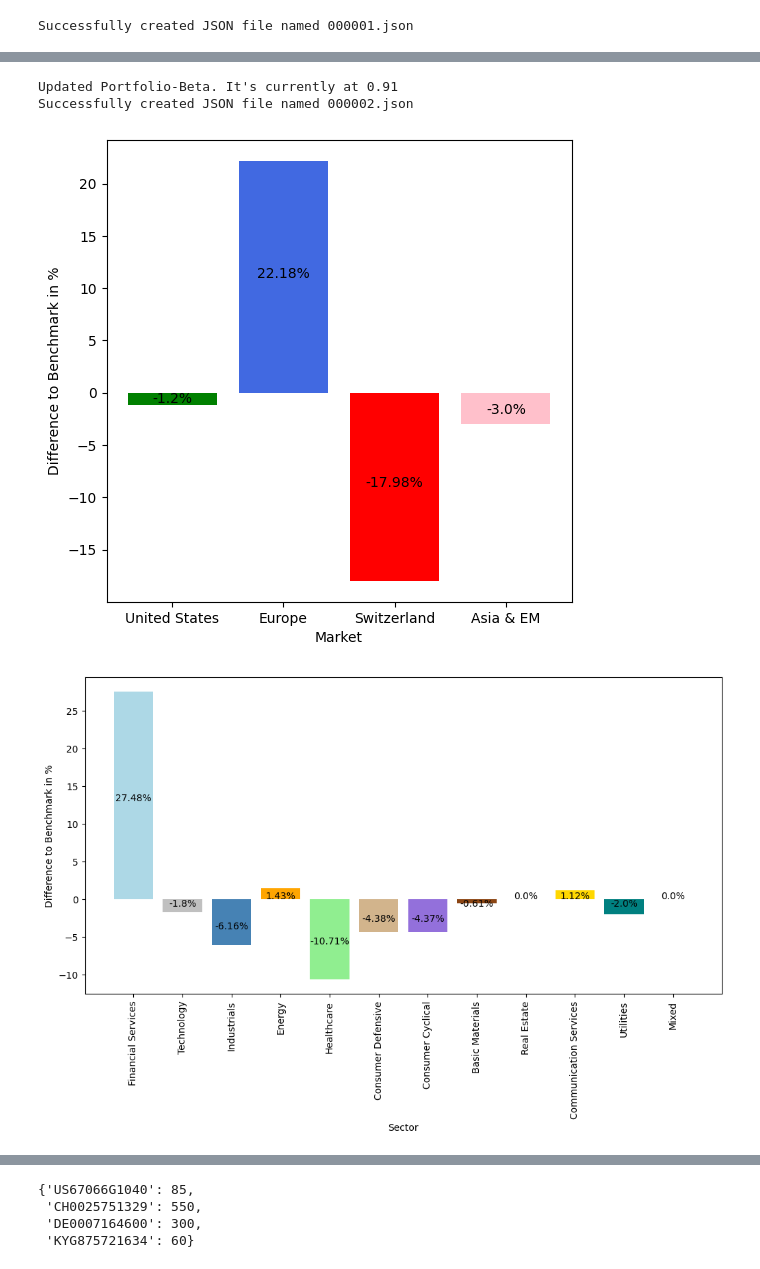
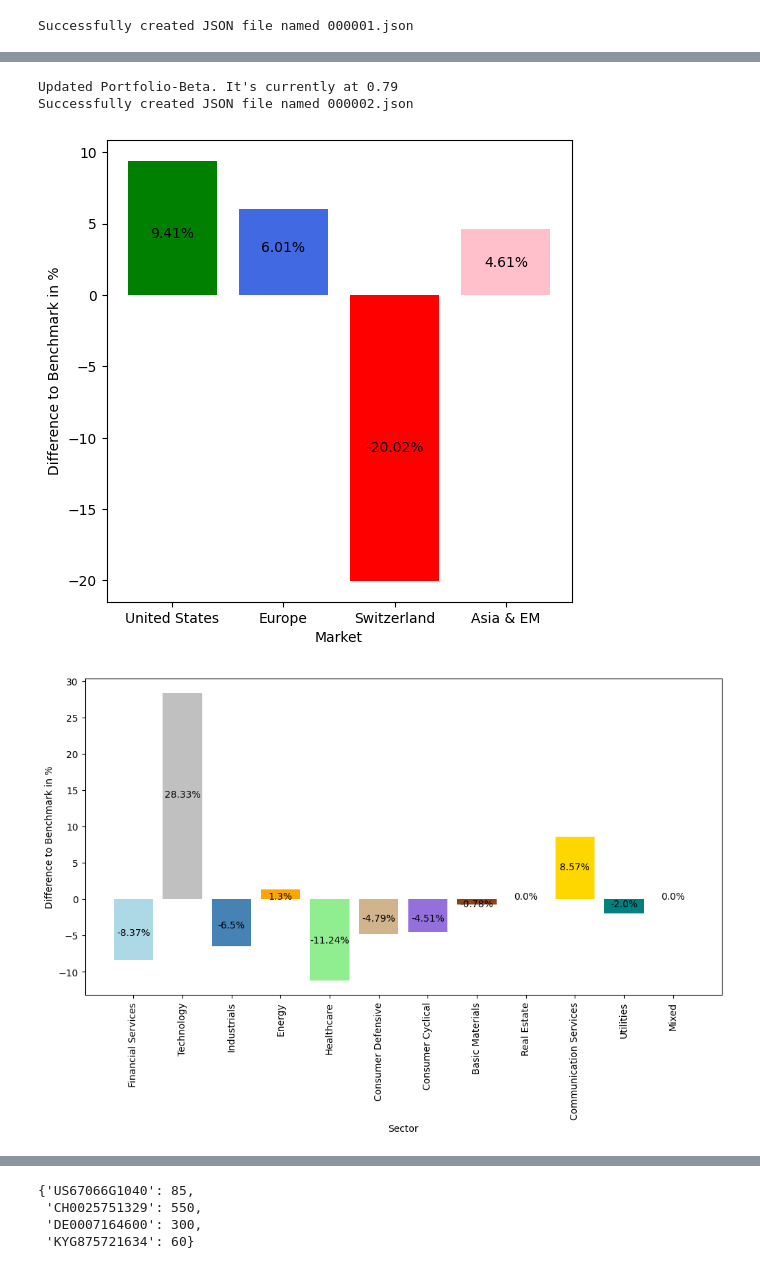
Before and after one commit to glaand/personal-investment-recommender, a Jupyter notebook: analysis/raffi_test.ipynb, the cells around one changed output, grey strips where cells are left out. Saved outputs shown, nothing was run; the diff lists cells and outputs as text; code cells hidden in the pictures.

```diff
--- a/analysis/raffi_test.ipynb
+++ b/analysis/raffi_test.ipynb
@@ -698,7 +698,7 @@ for key, value in basic_portfolio.items():
     investor_2.buy(isin=key, quantity=value)
 
 # Bias
-mybias = 'finance_bias'
+mybias = 'it_bias'
 
 for key, value in bias_dict[mybias].items():
     investor_2.buy(isin=key, quantity=value)
@@ -735,7 +735,7 @@ Allocation differences were calculated successfully.
-Updated Portfolio-Beta. It's currently at 0.91
+Updated Portfolio-Beta. It's currently at 0.79
 Successfully created JSON file named 000002.json
-[figure, old version]
+[figure, new version]
-[figure, old version]
+[figure, new version]
 # %%
 investor_2.calculate_portfolio_beta()
 # %% [output]
```
Also changed, not shown: parts of 6 cells of this notebook, 2 other files.
